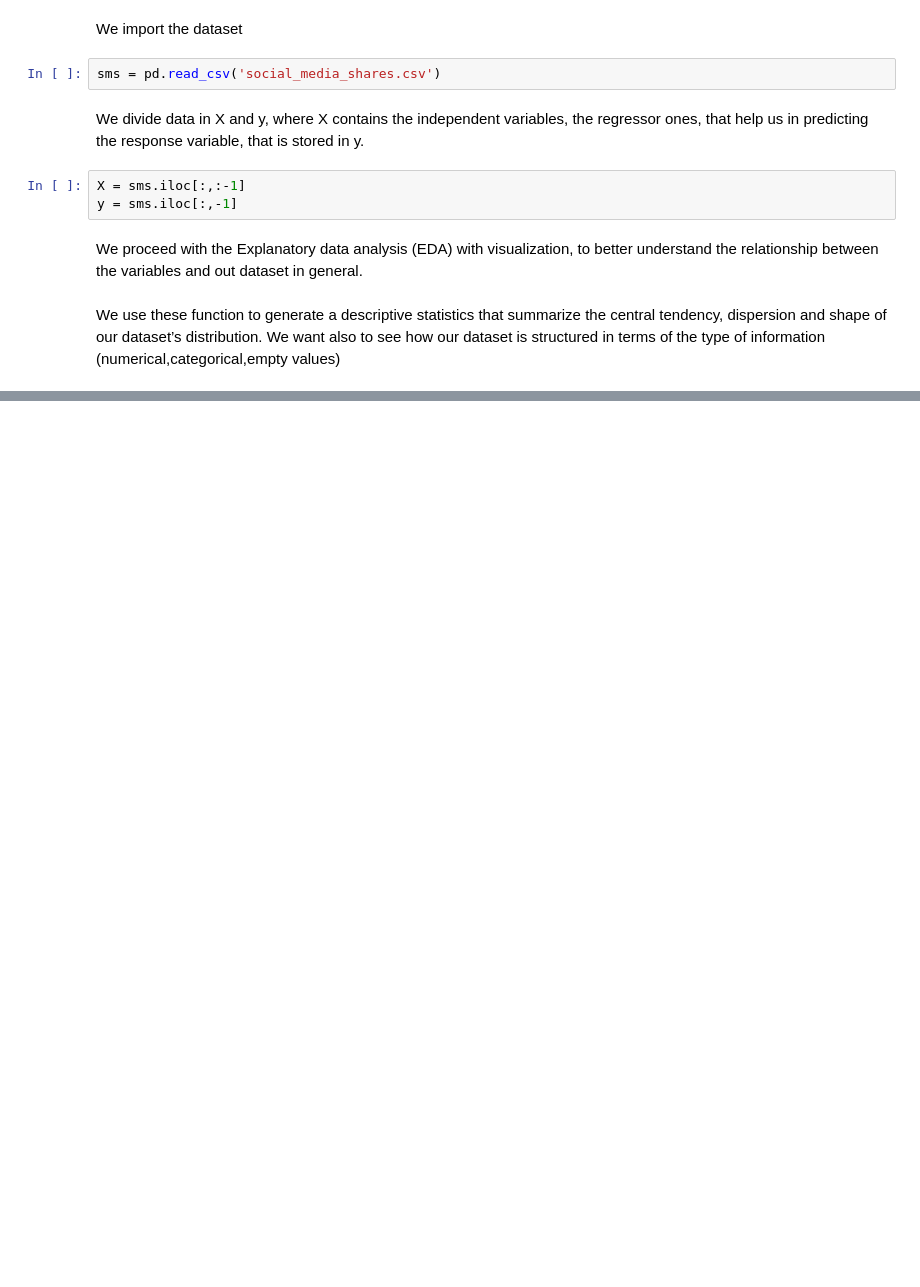
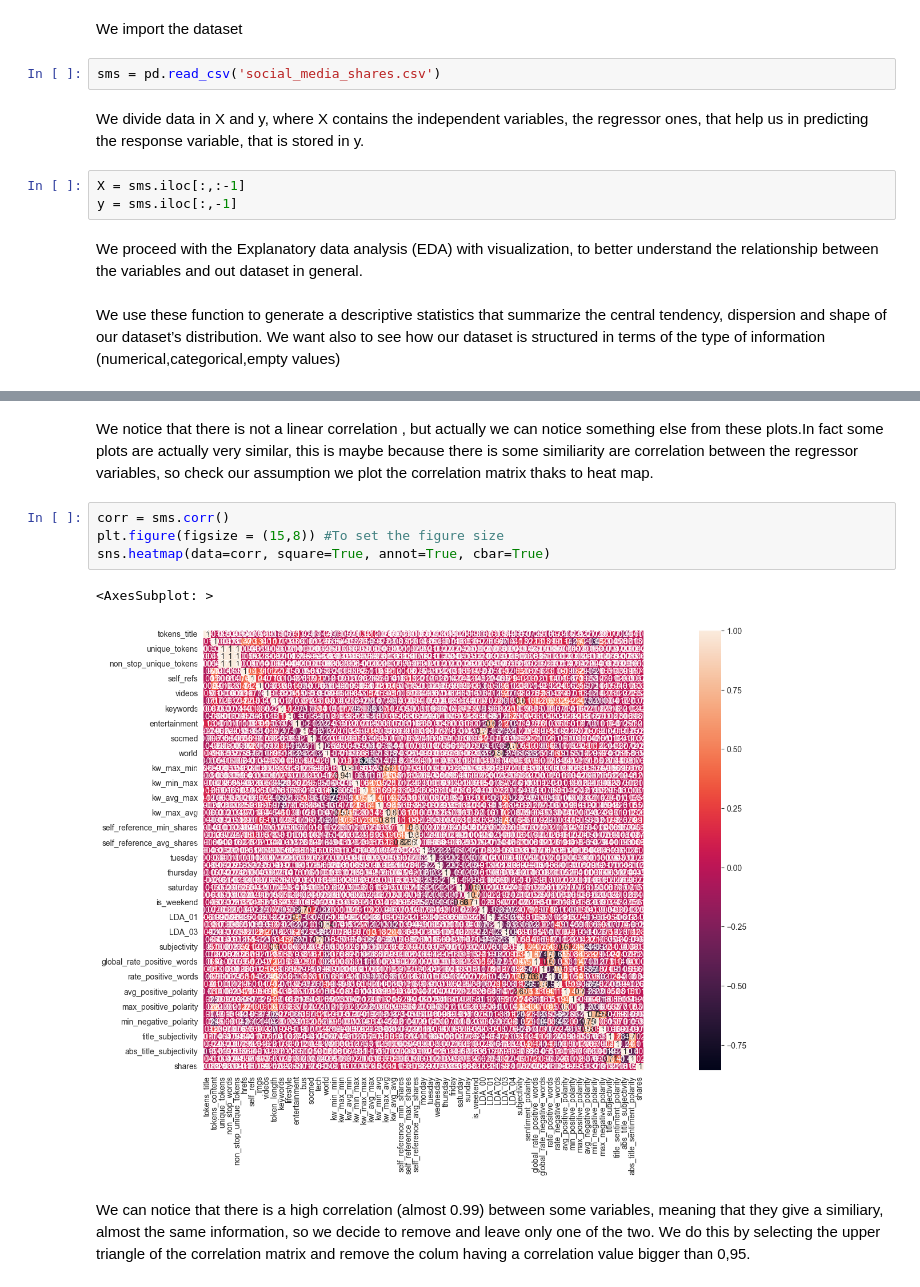
Before and after one commit to gaianota/264341, a Jupyter notebook: main.ipynb, the cells around one changed output, grey strips where cells are left out. Cells and saved outputs as stored; diff of their text form; blank space fills up the shorter version.

```diff
--- a/main.ipynb
+++ b/main.ipynb
@@ -26,0 +66,12 @@ print('Social media share dataset shape is', sms.shape)
+# %% [markdown]
+We notice that there is not a linear correlation , but actually we can notice something else from these plots.In fact some plots are actually very similar, this is maybe because there is some similiarity are correlation between the regressor variables, so check our assumption we plot the correlation matrix thaks to heat map.
+# %%
+corr = sms.corr()
+plt.figure(figsize = (15,8)) #To set the figure size
+sns.heatmap(data=corr, square=True, annot=True, cbar=True)
+# %% [output]
+<AxesSubplot: >
+[figure, added]
+# %% [markdown]
+We can notice that there is a high correlation (almost 0.99) between some variables, meaning that they give a similiary, almost the same information, so we decide to remove and leave only one of the two.
+We do this by selecting the upper triangle of the correlation matrix and remove the colum having a correlation value bigger than 0,95.
```
Also changed, not shown: parts of 18 cells of this notebook, 1 other file.
